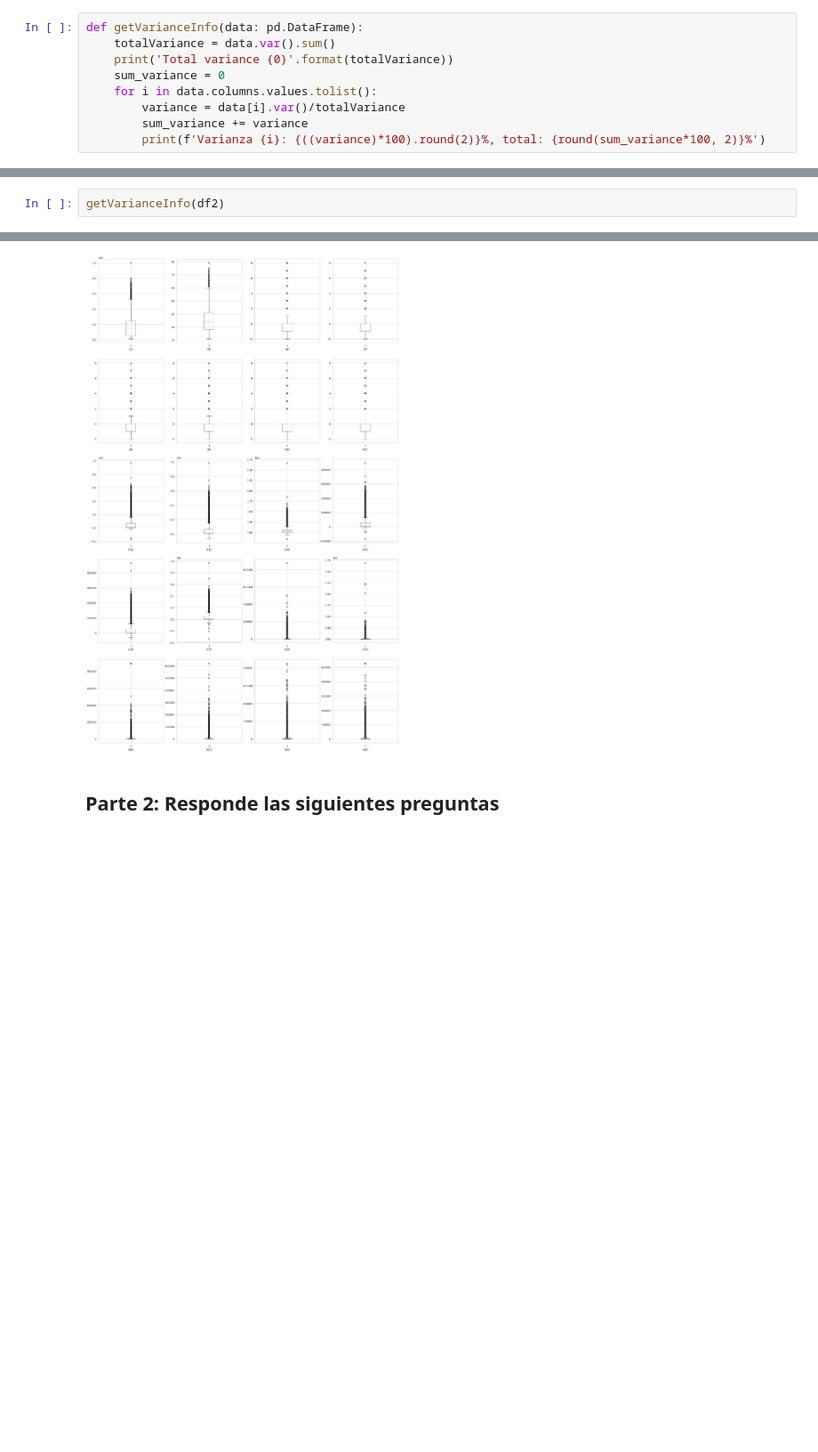
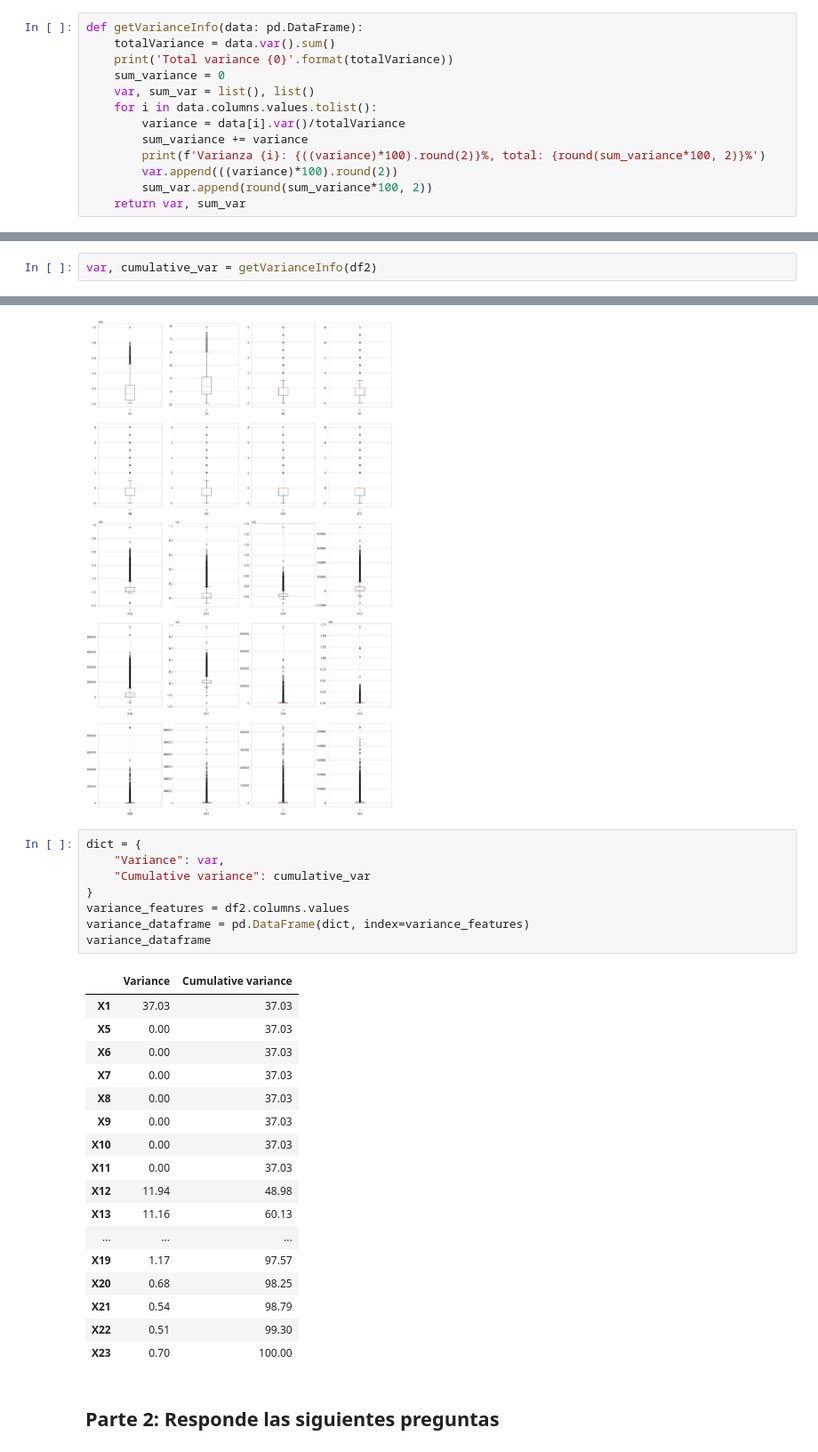
Before and after one commit to PosgradoMNA/actividades-del-projecto-cad_equipo_11, a Jupyter notebook: notebooks/week4_pca.ipynb, the cells around one changed output, grey strips where cells are left out. Shown at 89% size. Cells and saved outputs as stored; diff of their text form; blank space fills up the shorter version.

Commit message:
Add variance table, answer question 2

```diff
--- a/notebooks/week4_pca.ipynb
+++ b/notebooks/week4_pca.ipynb
@@ -45,10 +45,14 @@ def getVarianceInfo(data: pd.DataFrame):
     totalVariance = data.var().sum()
     print('Total variance {0}'.format(totalVariance))
     sum_variance = 0
+    var, sum_var = list(), list()
     for i in data.columns.values.tolist():
         variance = data[i].var()/totalVariance
         sum_variance += variance
         print(f'Varianza {i}: {((variance)*100).round(2)}%, total: {round(sum_variance*100, 2)}%')
+        var.append(((variance)*100).round(2))
+        sum_var.append(round(sum_variance*100, 2))
+    return var, sum_var
 # %% [markdown]
 Se eliminar las variables categóricas (cat_columns) y la variable cont_columns contiene las columnas que no sean las de cat_columns
 # %%
@@ -78,5 +82,5 @@ generateCorrPlot(df2)
 # %% [markdown]
 Se obtiene la varianza de las variables a utilizar, se puede ver que algunas variables tienen una variación muy alta como es el caso de X1, X12 - X17, esto se debe a que los datos son muy grandes por lo que se va a tener que estandarizar el dataframe.
 # %%
-getVarianceInfo(df2)
+var, cumulative_var = getVarianceInfo(df2)
 # %% [output]
@@ -259,6 +263,32 @@ for i in range(len(columns)):
 plt.show()
 # %% [output]
 [figure]
+# %%
+dict = {
+    "Variance": var,
+    "Cumulative variance": cumulative_var
+}
+variance_features = df2.columns.values
+variance_dataframe = pd.DataFrame(dict, index=variance_features)
+variance_dataframe
+# %% [output]
+|  | Variance | Cumulative variance |
+| X1 | 37.03 | 37.03 |
+| X5 | 0.00 | 37.03 |
+| X6 | 0.00 | 37.03 |
+| X7 | 0.00 | 37.03 |
+| X8 | 0.00 | 37.03 |
+| X9 | 0.00 | 37.03 |
+| X10 | 0.00 | 37.03 |
+| X11 | 0.00 | 37.03 |
+| X12 | 11.94 | 48.98 |
+| X13 | 11.16 | 60.13 |
+| ... | ... | ... |
+| X19 | 1.17 | 97.57 |
+| X20 | 0.68 | 98.25 |
+| X21 | 0.54 | 98.79 |
+| X22 | 0.51 | 99.30 |
+| X23 | 0.70 | 100.00 |
 # %% [markdown]
 ## Parte 2: Responde las siguientes preguntas
 # %% [markdown]
```
Also changed, not shown: parts of 6 cells of this notebook.
